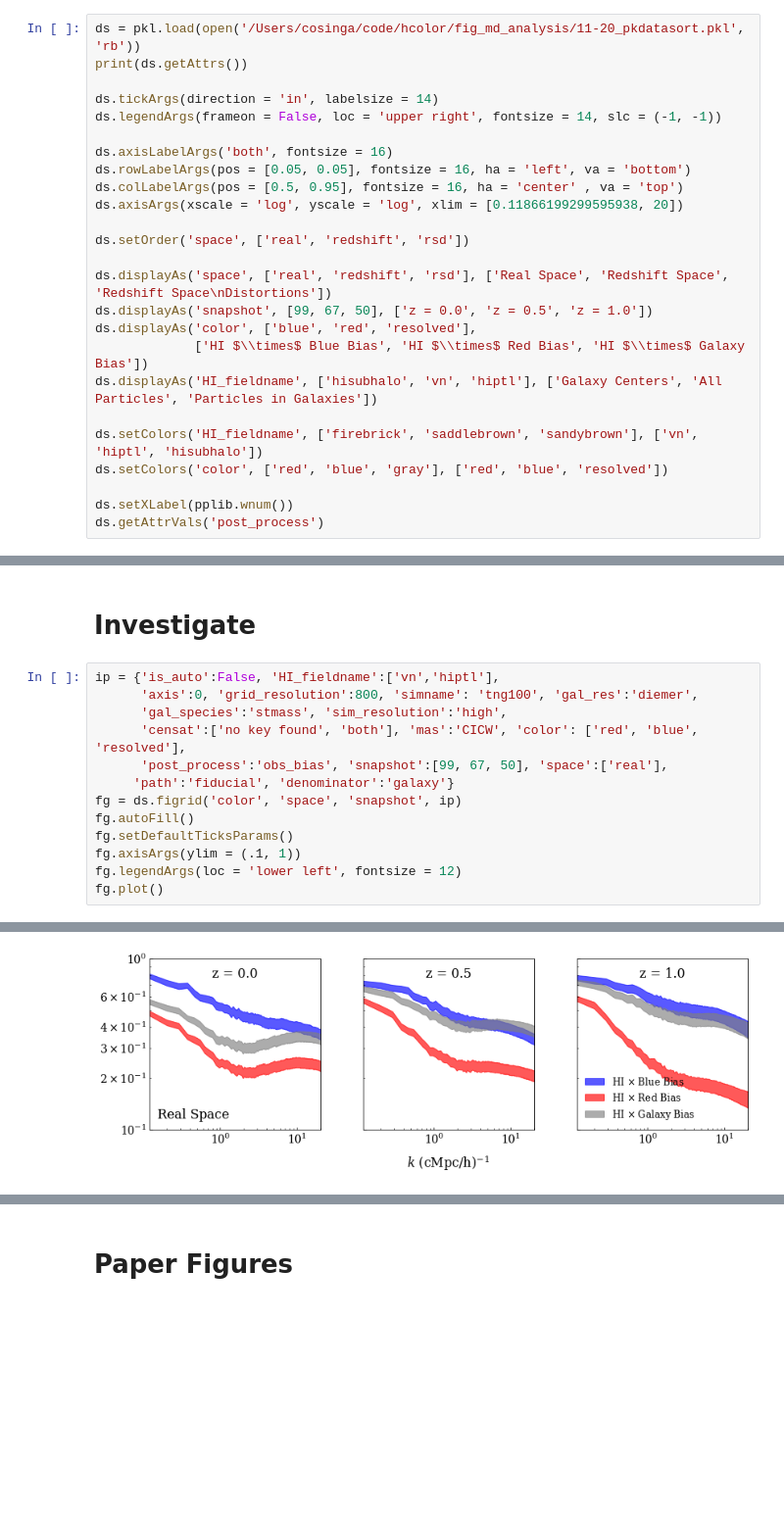
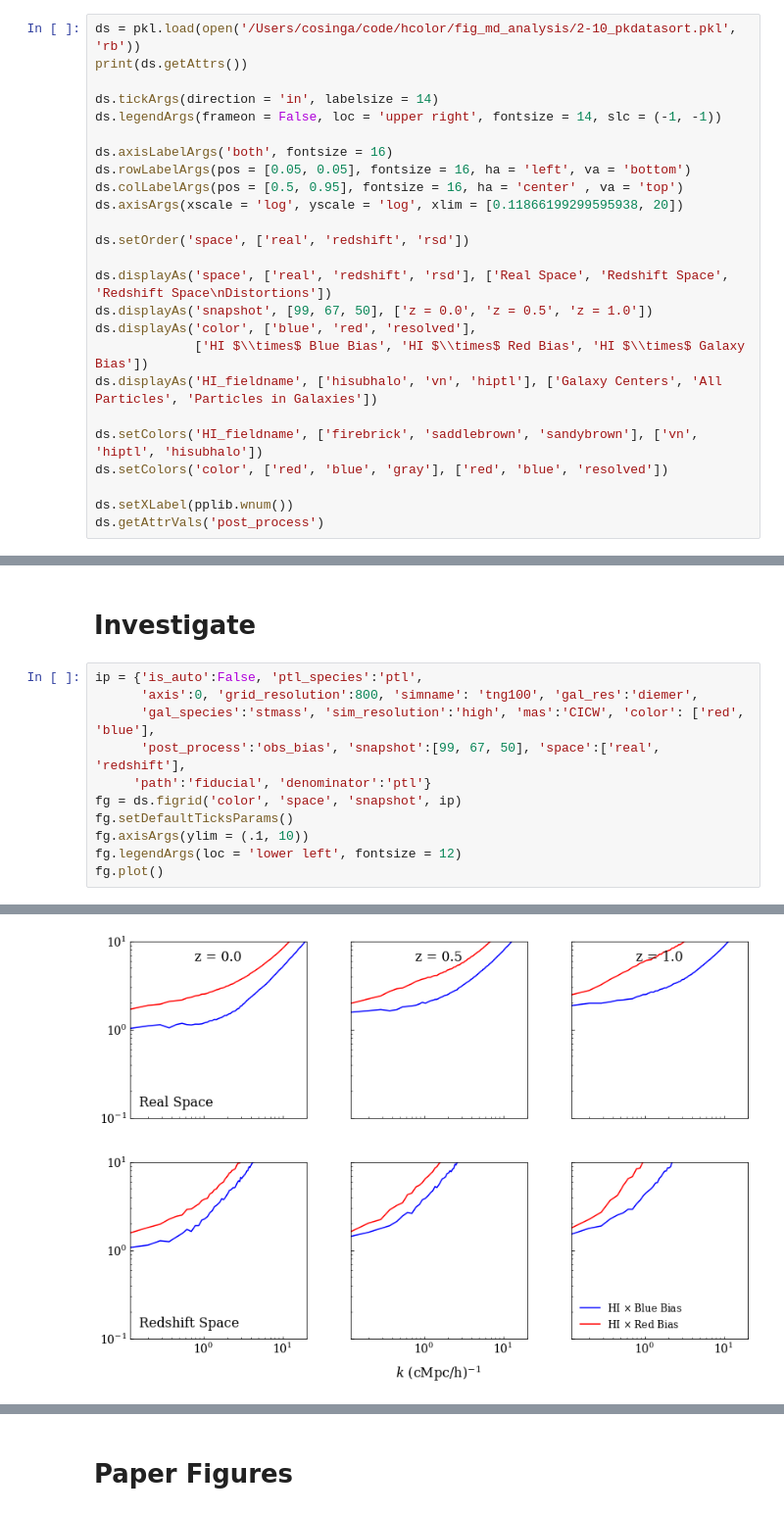
Before and after one commit to calvinosinga/hcolor, a Jupyter notebook: fig_md_analysis/Bias/bias_figures.ipynb, the cells around one changed output, grey strips where cells are left out. Shown at 98% size. Saved outputs shown, nothing was run; the diff lists cells and outputs as text; blank space fills up the shorter version.

Commit message:
many figures made

```diff
--- a/fig_md_analysis/Bias/bias_figures.ipynb
+++ b/fig_md_analysis/Bias/bias_figures.ipynb
@@ -7,5 +9,5 @@ pplib.imports()
 # %%
-ds = pkl.load(open('/Users/cosinga/code/hcolor/fig_md_analysis/11-20_pkdatasort.pkl', 'rb'))
+ds = pkl.load(open('/Users/cosinga/code/hcolor/fig_md_analysis/2-10_pkdatasort.pkl', 'rb'))
 print(ds.getAttrs())
 
 ds.tickArgs(direction = 'in', labelsize = 14)
@@ -75,16 +97,14 @@ ds.extend(resolved_biases)
 # %% [markdown]
 # Investigate
 # %%
-ip = {'is_auto':False, 'HI_fieldname':['vn','hiptl'],
+ip = {'is_auto':False, 'ptl_species':'ptl',
       'axis':0, 'grid_resolution':800, 'simname': 'tng100', 'gal_res':'diemer',
-      'gal_species':'stmass', 'sim_resolution':'high',
-      'censat':['no key found', 'both'], 'mas':'CICW', 'color': ['red', 'blue', 'resolved'],
-      'post_process':'obs_bias', 'snapshot':[99, 67, 50], 'space':['real'],
-     'path':'fiducial', 'denominator':'galaxy'}
+      'gal_species':'stmass', 'sim_resolution':'high', 'mas':'CICW', 'color': ['red', 'blue'],
+      'post_process':'obs_bias', 'snapshot':[99, 67, 50], 'space':['real', 'redshift'],
+     'path':'fiducial', 'denominator':'ptl'}
 fg = ds.figrid('color', 'space', 'snapshot', ip)
-fg.autoFill()
 fg.setDefaultTicksParams()
-fg.axisArgs(ylim = (.1, 1))
+fg.axisArgs(ylim = (.1, 10))
 fg.legendArgs(loc = 'lower left', fontsize = 12)
 fg.plot()
 # %% [output]
@@ -92,2 +112,2 @@ The row values for space: ['real']
 The column values for snapshot: [99, 67, 50]
-[figure, old version]
+[figure, new version]
```
Also changed, not shown: parts of 10 cells of this notebook, 20 other files.
